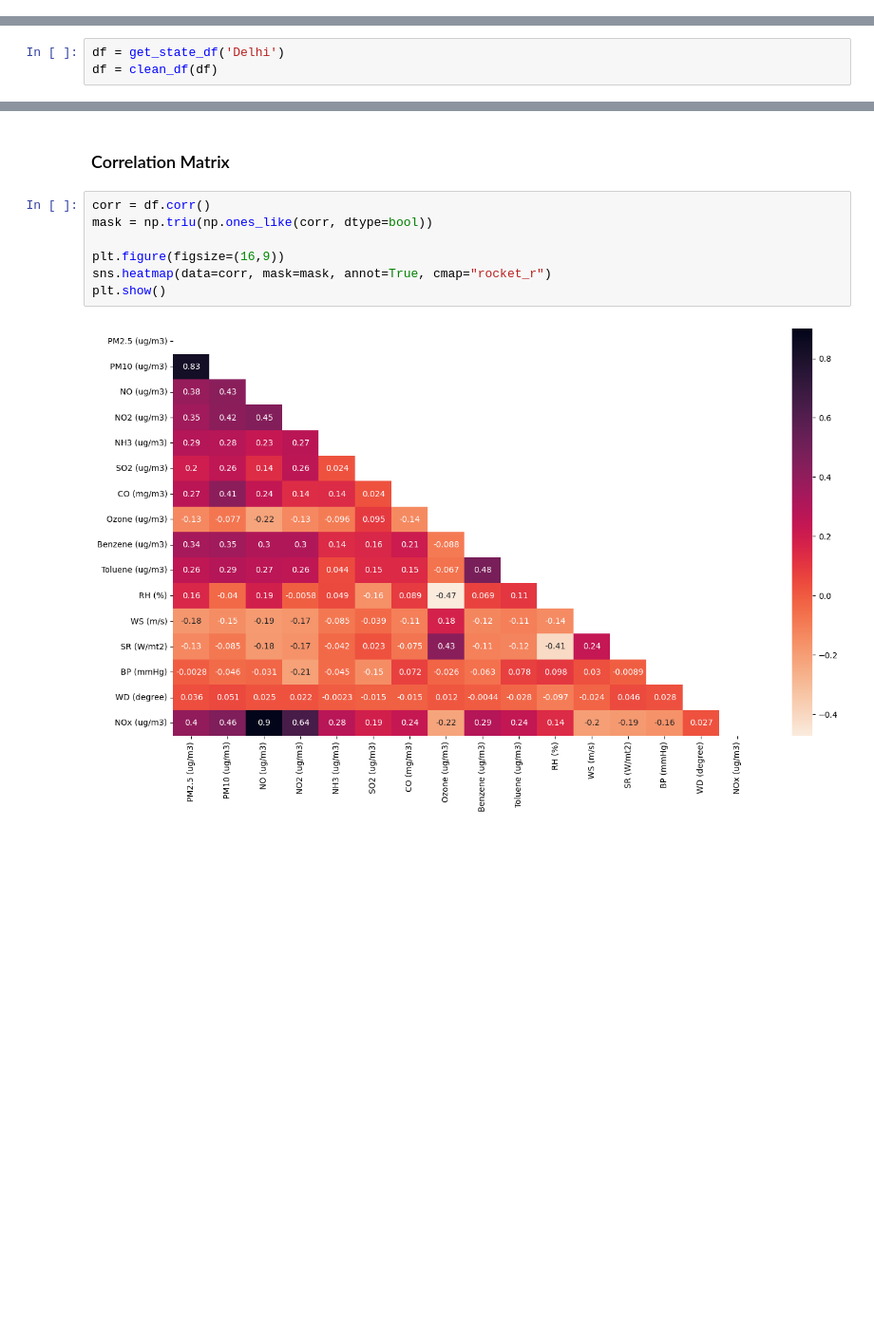
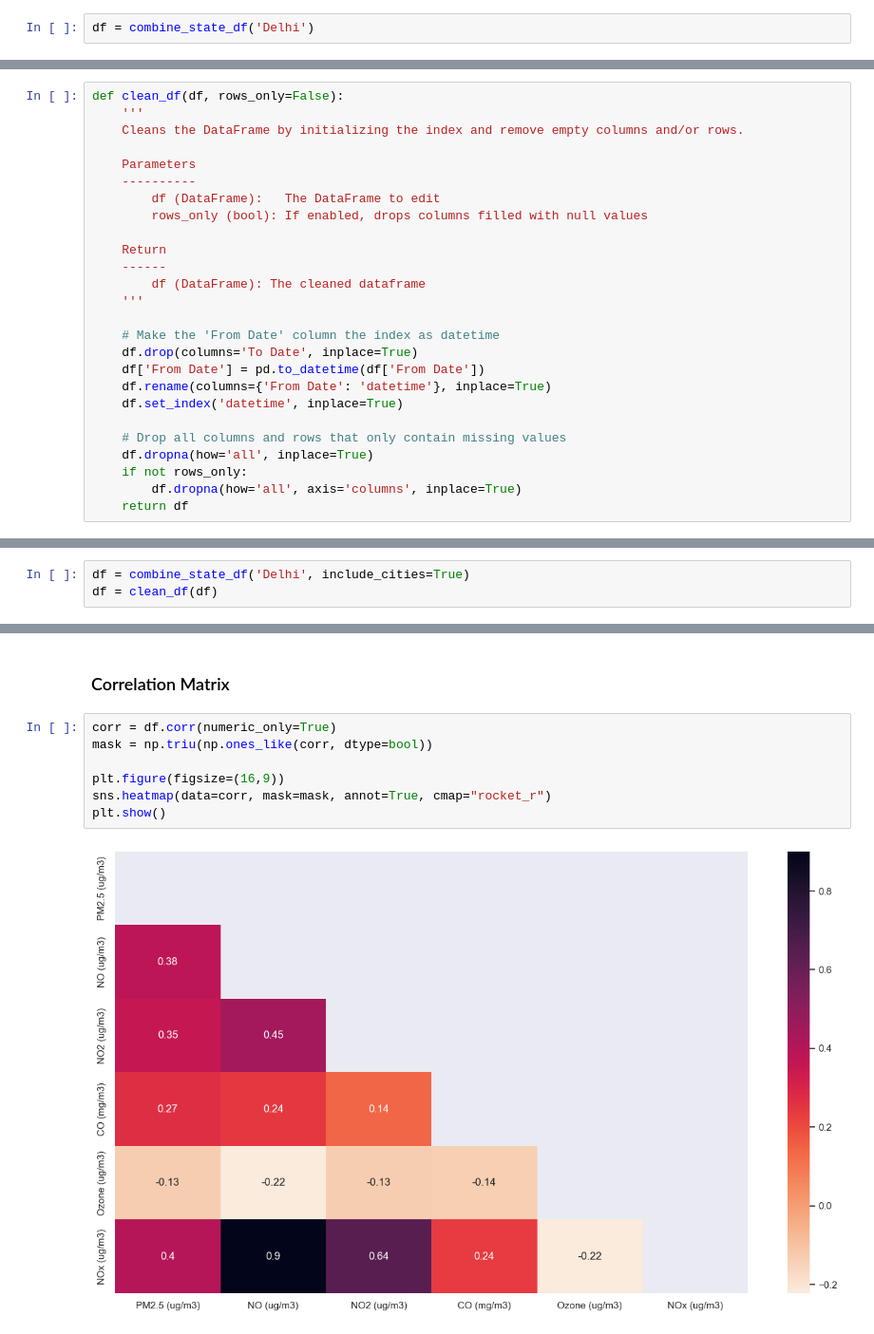
Before and after one commit to sotostzam/india-air-quality-analysis, a Jupyter notebook: main.ipynb, the cells around one changed output, grey strips where cells are left out. Shown at 95% size. Cells and saved outputs as stored; diff of their text form; blank space fills up the shorter version.

Commit message:
add pairplot and better visualizations of the data

```diff
--- a/main.ipynb
+++ b/main.ipynb
@@ -57,0 +80,2 @@ Quickly examine the loaded combined dataset from all cities in the selected stat
+# %%
+df = combine_state_df('Delhi')
@@ -209,3 +103,0 @@ For instance the columns `Xylene ()` and `Xylene (ug/m3)` might contain similar
-# %%
-df = get_state_df('Delhi')
-df = clean_df(df)
@@ -266,0 +138,26 @@ As it seems I was able to merge the following features. The rest have too many m
+# %%
+def clean_df(df, rows_only=False):
+    '''
+    Cleans the DataFrame by initializing the index and remove empty columns and/or rows.
+
+    Parameters
+    ----------
+        df (DataFrame):   The DataFrame to edit
+        rows_only (bool): If enabled, drops columns filled with null values
+
+    Return
+    ------
+        df (DataFrame): The cleaned dataframe
+    '''
+
+    # Make the 'From Date' column the index as datetime
+    df.drop(columns='To Date', inplace=True)
+    df['From Date'] = pd.to_datetime(df['From Date'])
+    df.rename(columns={'From Date': 'datetime'}, inplace=True)
+    df.set_index('datetime', inplace=True)
+
+    # Drop all columns and rows that only contain missing values
+    df.dropna(how='all', inplace=True)
+    if not rows_only:
+        df.dropna(how='all', axis='columns', inplace=True)
+    return df
@@ -266,0 +238,3 @@ As it seems I was able to merge the following features. The rest have too many m
+# %%
+df = combine_state_df('Delhi', include_cities=True)
+df = clean_df(df)
@@ -393,11 +507,11 @@ plot_metrics(df_pollution, metric='Wind Direction', group=other_metrics)
 # %% [markdown]
 ### Correlation Matrix
 # %%
-corr = df.corr()
+corr = df.corr(numeric_only=True)
 mask = np.triu(np.ones_like(corr, dtype=bool))
 
 plt.figure(figsize=(16,9))
 sns.heatmap(data=corr, mask=mask, annot=True, cmap="rocket_r")
 plt.show()
 # %% [output]
-[figure, old version]
+[figure, new version]
```
Also changed, not shown: parts of 69 cells of this notebook, 1 other file.
